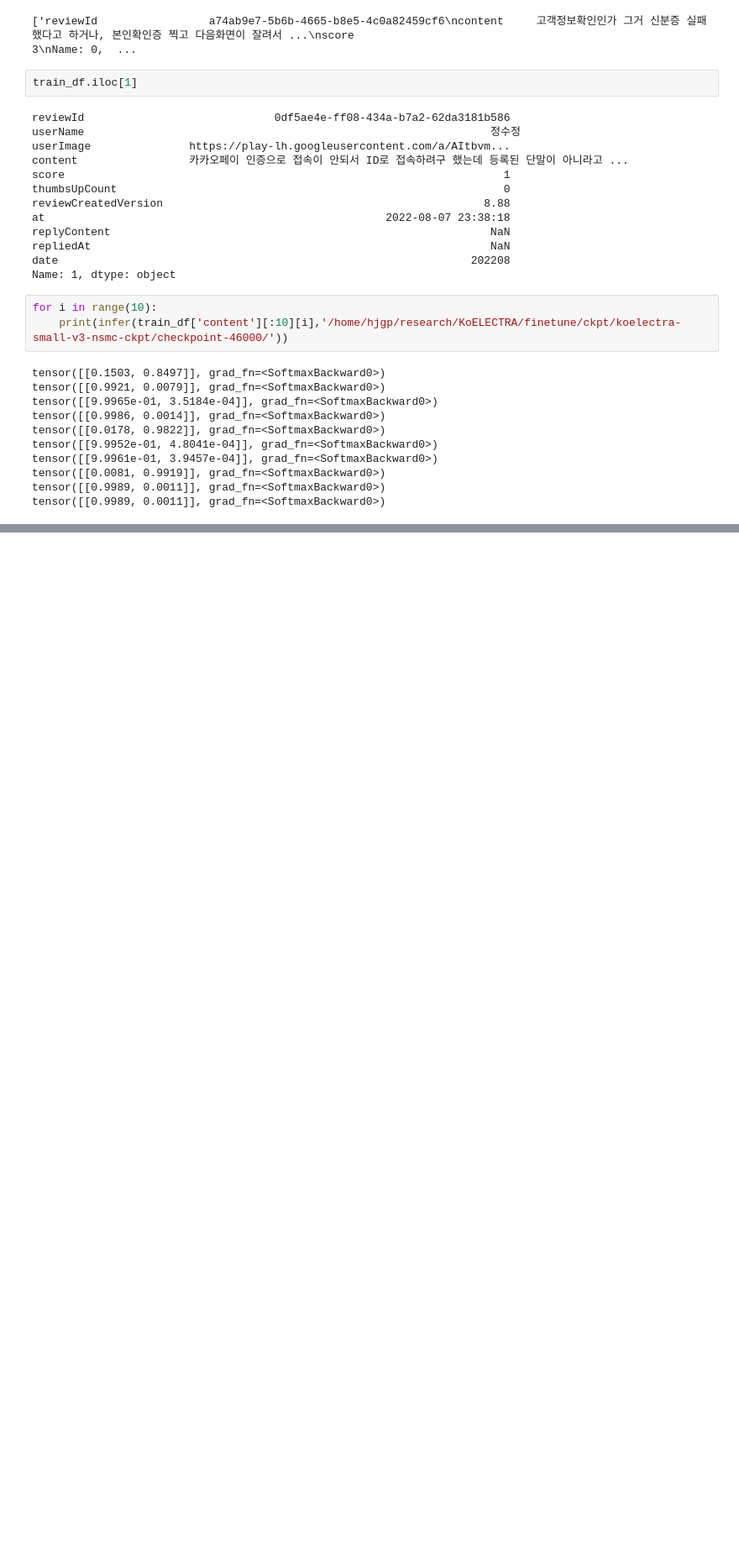
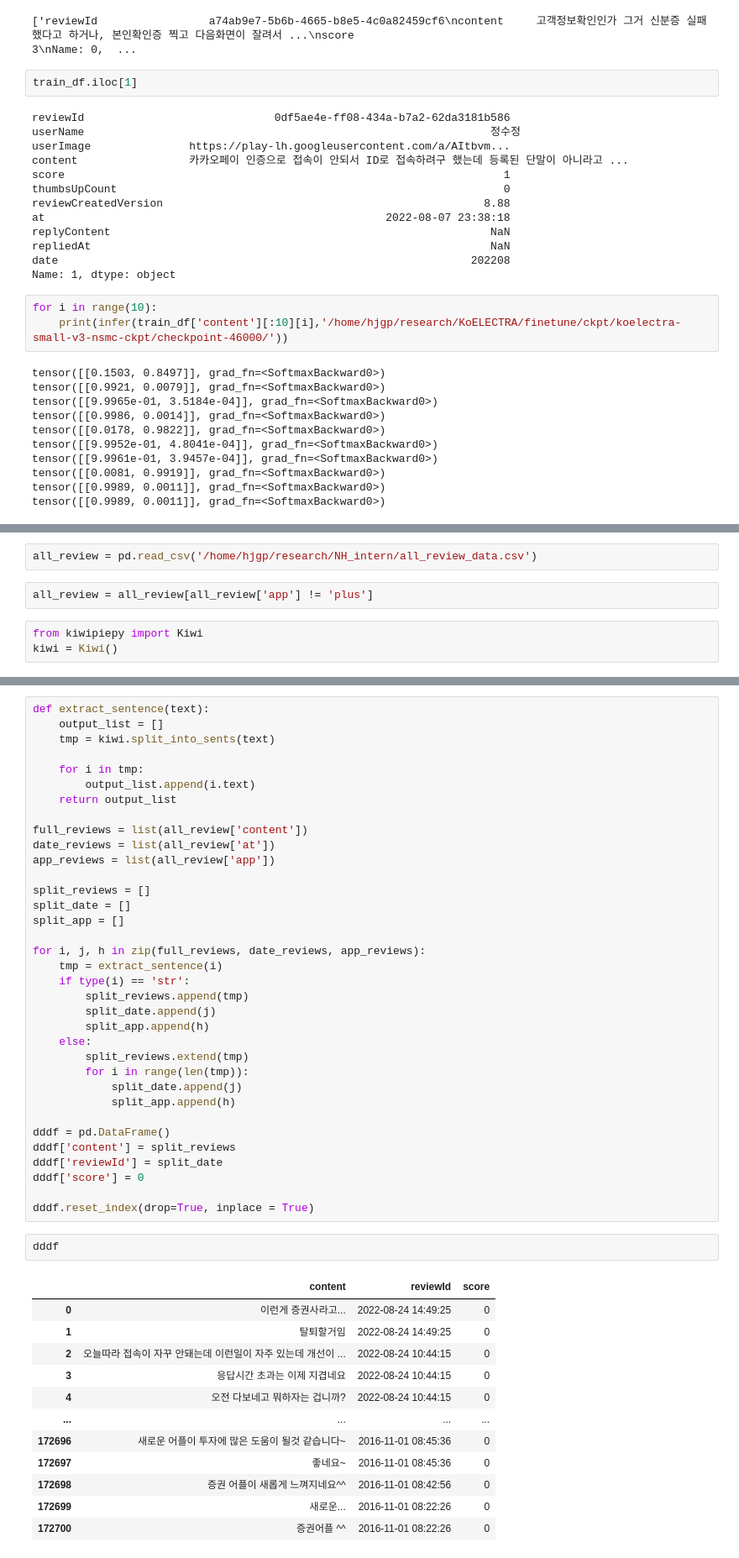
Before and after one commit to hjgp/KoELECTRA, a Jupyter notebook: test_nsmc.ipynb, the cells around one changed output, grey strips where cells are left out. Shown at 84% size. Cells and saved outputs as stored; diff of their text form; blank space fills up the shorter version.

```diff
--- a/test_nsmc.ipynb
+++ b/test_nsmc.ipynb
@@ -470,0 +612,7 @@ tensor([[0.9989, 0.0011]], grad_fn=<SoftmaxBackward0>)
+# %%
+all_review = pd.read_csv('/home/hjgp/research/NH_intern/all_review_data.csv')
+# %%
+all_review = all_review[all_review['app'] != 'plus']
+# %%
+from kiwipiepy import Kiwi
+kiwi = Kiwi()
@@ -470,0 +635,50 @@ tensor([[0.9989, 0.0011]], grad_fn=<SoftmaxBackward0>)
+# %%
+def extract_sentence(text):
+    output_list = []
+    tmp = kiwi.split_into_sents(text)
+
+    for i in tmp:
+        output_list.append(i.text)
+    return output_list
+
+full_reviews = list(all_review['content'])
+date_reviews = list(all_review['at'])
+app_reviews = list(all_review['app'])
+
+split_reviews = []
+split_date = []
+split_app = []
+
+for i, j, h in zip(full_reviews, date_reviews, app_reviews):
+    tmp = extract_sentence(i)
+    if type(i) == 'str':
+        split_reviews.append(tmp)
+        split_date.append(j)
+        split_app.append(h)
+    else:
+        split_reviews.extend(tmp)
+        for i in range(len(tmp)):
+            split_date.append(j)
+            split_app.append(h)
+
+dddf = pd.DataFrame()
+dddf['content'] = split_reviews
+dddf['reviewId'] = split_date
+dddf['score'] = 0
+
+dddf.reset_index(drop=True, inplace = True)
+# %%
+dddf
+# %% [output]
+|  | content | reviewId | score |
+| 0 | 이런게 증권사라고... | 2022-08-24 14:49:25 | 0 |
+| 1 | 탈퇴할거임 | 2022-08-24 14:49:25 | 0 |
+| 2 | 오늘따라 접속이 자꾸 안돼는데 이런일이 자주 있는데 개선이 ... | 2022-08-24 10:44:15 | 0 |
+| 3 | 응답시간 초과는 이제 지겹네요 | 2022-08-24 10:44:15 | 0 |
+| 4 | 오전 다보네고 뭐하자는 겁니까? | 2022-08-24 10:44:15 | 0 |
+| ... | ... | ... | ... |
+| 172696 | 새로운 어플이 투자에 많은 도움이 될것 같습니다~ | 2016-11-01 08:45:36 | 0 |
+| 172697 | 좋네요~ | 2016-11-01 08:45:36 | 0 |
+| 172698 | 증권 어플이 새롭게 느껴지네요^^ | 2016-11-01 08:42:56 | 0 |
+| 172699 | 새로운... | 2016-11-01 08:22:26 | 0 |
+| 172700 | 증권어플 ^^ | 2016-11-01 08:22:26 | 0 |
```
Also changed, not shown: parts of 68 cells of this notebook, 16 other files.
